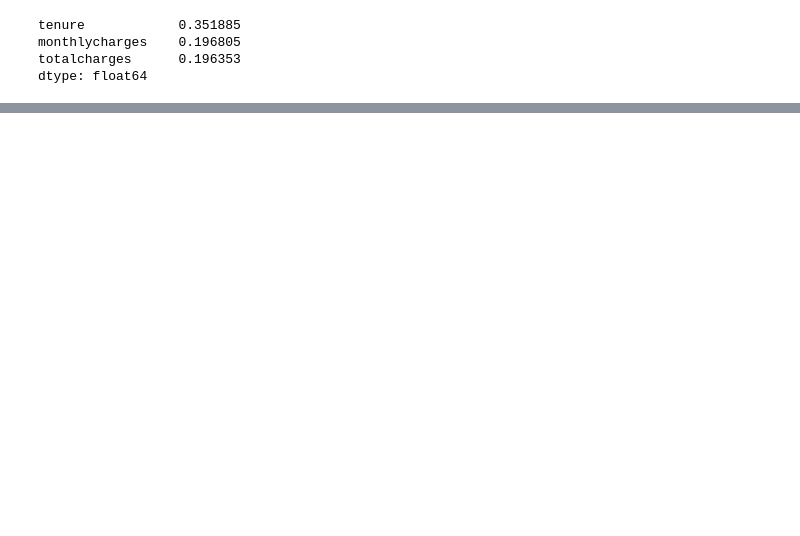
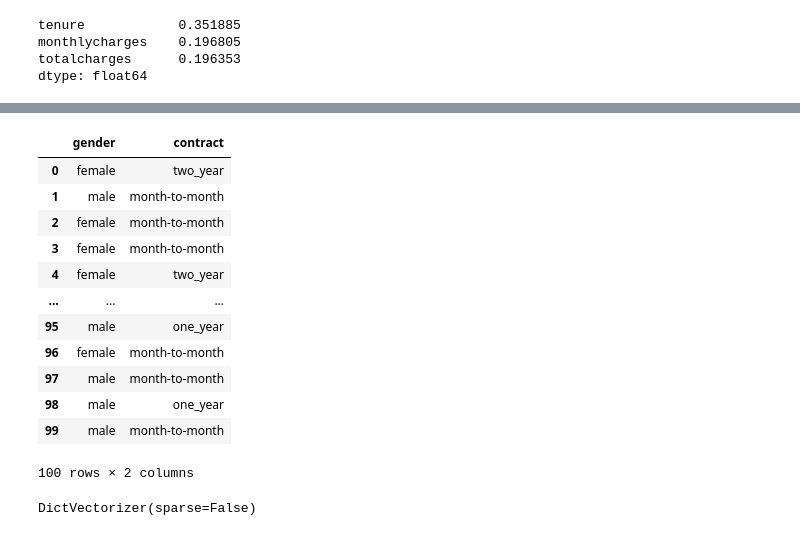
Before and after one commit to aljariri0/ML-Zoomcamp, a Jupyter notebook: 03-classification/3.1-Churn prediction project.ipynb, the cells around one changed output, grey strips where cells are left out. Cells and saved outputs as stored; diff of their text form; code cells hidden in the pictures; blank space fills up the shorter version.

```diff
--- a/03-classification/3.1-Churn prediction project.ipynb
+++ b/03-classification/3.1-Churn prediction project.ipynb
@@ -471,0 +489,16 @@ dtype: float64
+# %%
+df_train[['gender', 'contract']].iloc[:100]
+# %% [output]
+|  | gender | contract |
+| 0 | female | two_year |
+| 1 | male | month-to-month |
+| 2 | female | month-to-month |
+| 3 | female | month-to-month |
+| 4 | female | two_year |
+| ... | ... | ... |
+| 95 | male | one_year |
+| 96 | female | month-to-month |
+| 97 | male | month-to-month |
+| 98 | male | one_year |
+| 99 | male | month-to-month |
+100 rows × 2 columns
@@ -471,0 +507,7 @@ dtype: float64
+# %%
+# take an instance from DictVectorizer class (will not use sparse matrix here)
+dv = DictVectorizer(sparse=False)
+
+dv.fit(dicts) # understand it above
+# %% [output]
+DictVectorizer(sparse=False)
```
Also changed, not shown: parts of 27 cells of this notebook, 5 other files.
